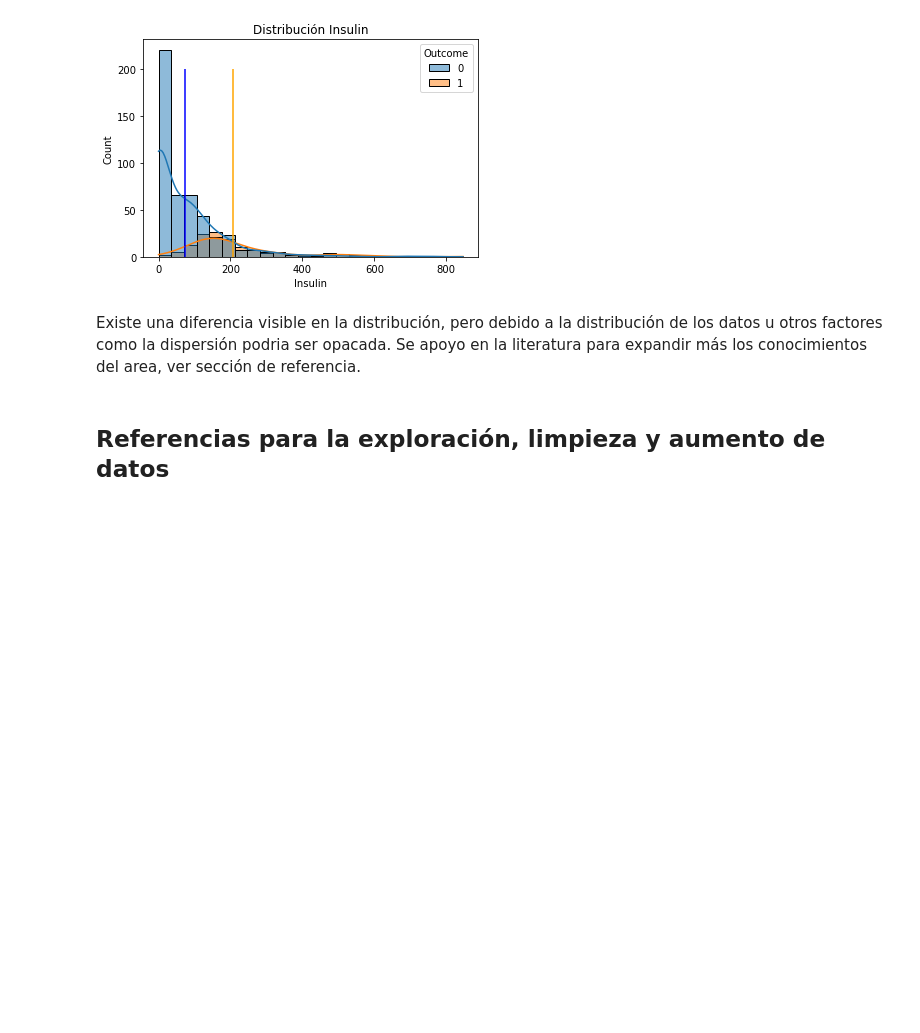
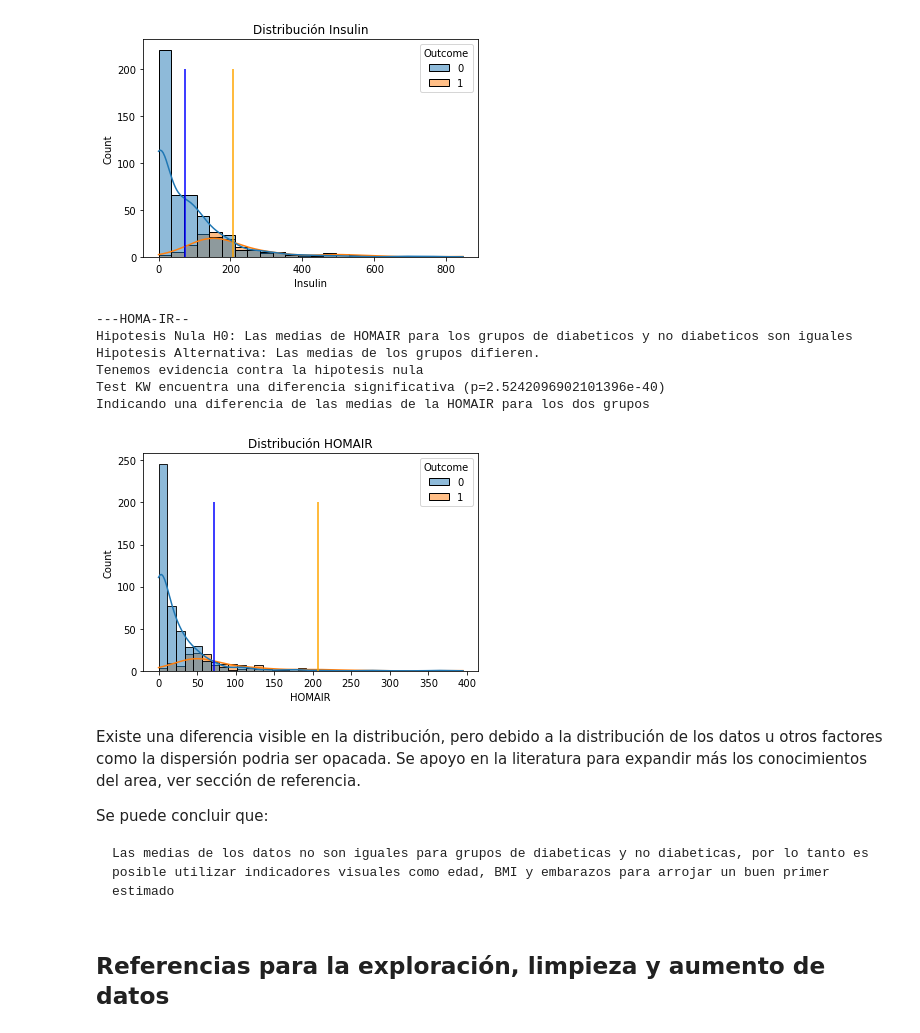
Before and after one commit to fbientrigo/machine-learning, a Jupyter notebook: Curso IA/Proyecto Final/diabetes_main.ipynb, the cells around one changed output. Cells and saved outputs as stored; diff of their text form; code cells hidden in the pictures; blank space fills up the shorter version.

````diff
--- a/Curso IA/Proyecto Final/diabetes_main.ipynb
+++ b/Curso IA/Proyecto Final/diabetes_main.ipynb
@@ -285,9 +285,34 @@ Tenemos evidencia contra la hipotesis nula
 Test KW encuentra una diferencia significativa (p=3.8645459924613624e-36)
 Indicando una diferencia de las medias de la Insulin para los dos grupos
 [figure]
+# %%
+print("---HOMA-IR--")
+kruskal_wallis_median_test(grupo_diabetes, grupo_no_diabetes, 'HOMAIR')
+
+sns.histplot(data, x='HOMAIR', kde=True, hue='Outcome')
+
+plt.vlines(grupo_diabetes.mean().Insulin, 0, 200, color='orange',label='media diabeticos')
+plt.vlines(grupo_no_diabetes.mean().Insulin, 0, 200, color='blue', label='media NO diabeticos')
+
+plt.title("Distribución HOMAIR")
+plt.show()
+# %% [output]
+---HOMA-IR--
+Hipotesis Nula H0: Las medias de HOMAIR para los grupos de diabeticos y no diabeticos son iguales
+Hipotesis Alternativa: Las medias de los grupos difieren.
+Tenemos evidencia contra la hipotesis nula
+Test KW encuentra una diferencia significativa (p=2.5242096902101396e-40)
+Indicando una diferencia de las medias de la HOMAIR para los dos grupos
+[figure, added]
 # %% [markdown]
 Existe una diferencia visible en la distribución, pero debido a la distribución de los datos u otros factores como la dispersión podria ser opacada.
 Se apoyo en la literatura para expandir más los conocimientos del area, ver sección de referencia.
+
+Se puede concluir que:
+
+```
+Las medias de los datos no son iguales para grupos de diabeticas y no diabeticas, por lo tanto es posible utilizar indicadores visuales como edad, BMI y embarazos para arrojar un buen primer estimado
+```
 # %% [markdown]
 ## Referencias para la exploración, limpieza y aumento de datos
 # %% [markdown]
````
Also changed, not shown: parts of 39 cells of this notebook, 2 other files.
